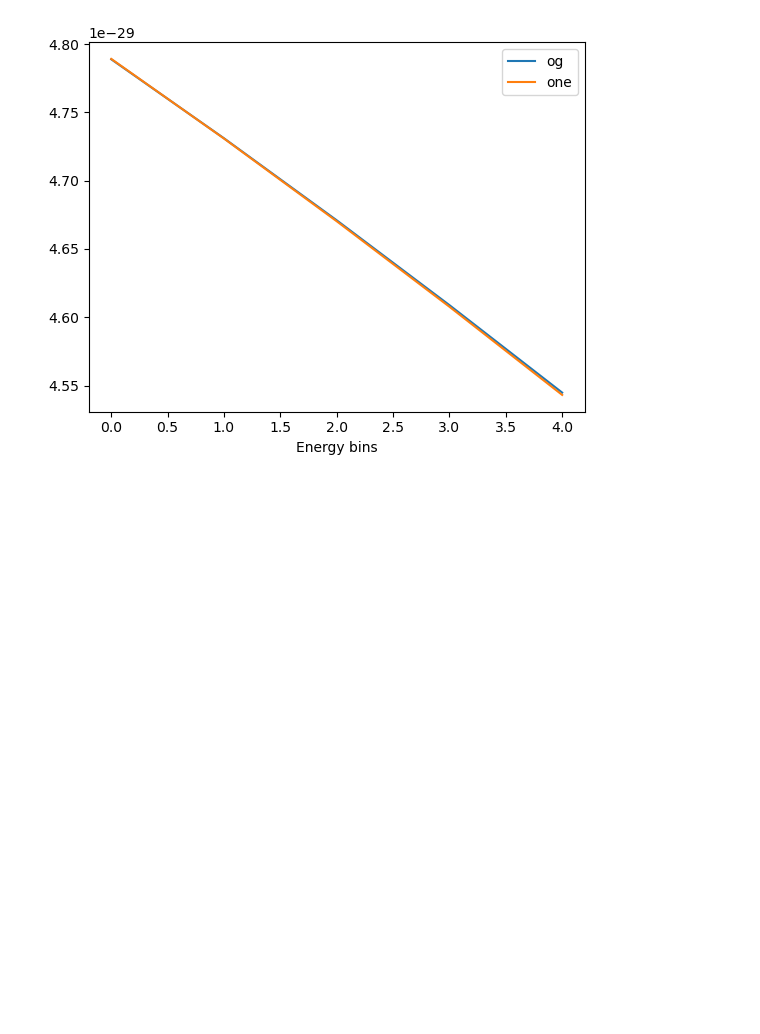
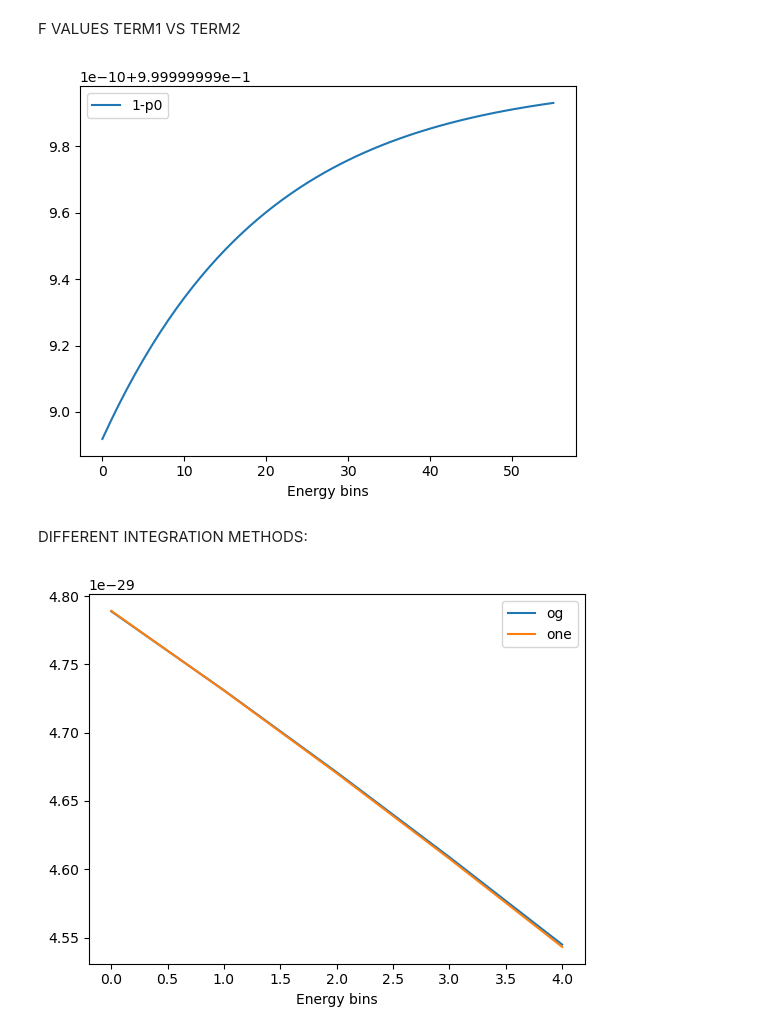
Before and after one commit to nuLABatUSD/QKESolveCPP, a Jupyter notebook: number_density_post.ipynb, the cells around one changed output. Cells and saved outputs as stored; diff of their text form; code cells hidden in the pictures; blank space fills up the shorter version.

```diff
--- a/number_density_post.ipynb
+++ b/number_density_post.ipynb
@@ -2,6 +2,28 @@
 import numpy as np
 import pandas as pd
 import matplotlib.pyplot as plt
+# %% [markdown]
+F VALUES TERM1 VS TERM2
+# %%
+term1 = np.array(pd.read_csv("og_term1.csv",header=None))
+term2 = np.array(pd.read_csv("og_term2.csv",header=None))
+# %%
+term1_array = np.zeros(206)
+term2_array = np.zeros(206)
+for i in range(206):
+    term1_array[i] = float(term1[0][i])
+    term2_array[i] = float(term2[0][i])
+# %%
+plt.figure()
+plt.xlabel("Energy bins")
+#plt.plot(term1_array[10:], label="p0")
+plt.plot(term2_array[150:], label="1-p0")
+plt.legend()
+plt.show()
+# %% [output]
+[figure, added]
+# %% [markdown]
+DIFFERENT INTEGRATION METHODS:
 # %%
 ogintegral = np.array(pd.read_csv("og_integrand.csv",header=None))
 integralone = np.array(pd.read_csv("integrand_one.csv",header=None))
```
Also changed, not shown: parts of 2 cells of this notebook, 3 other files.
